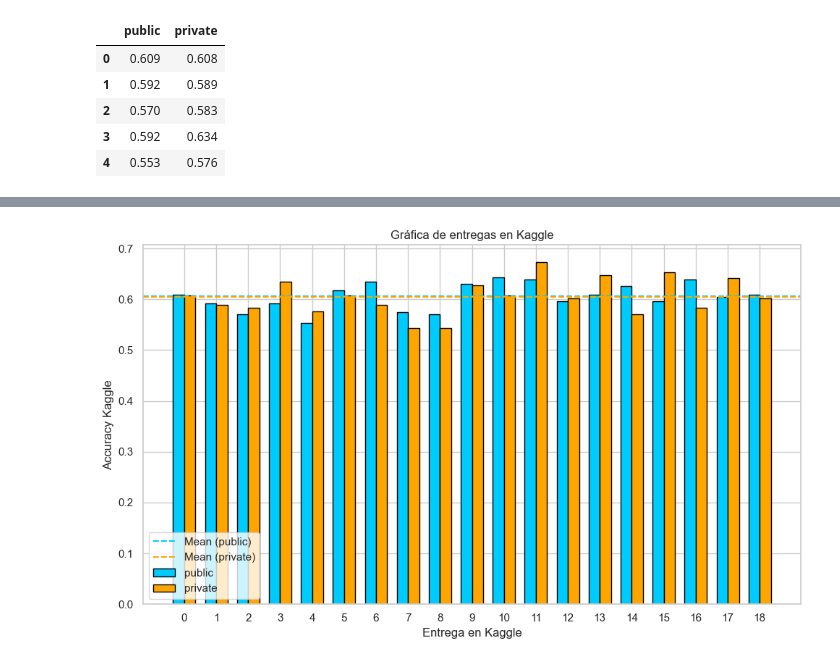
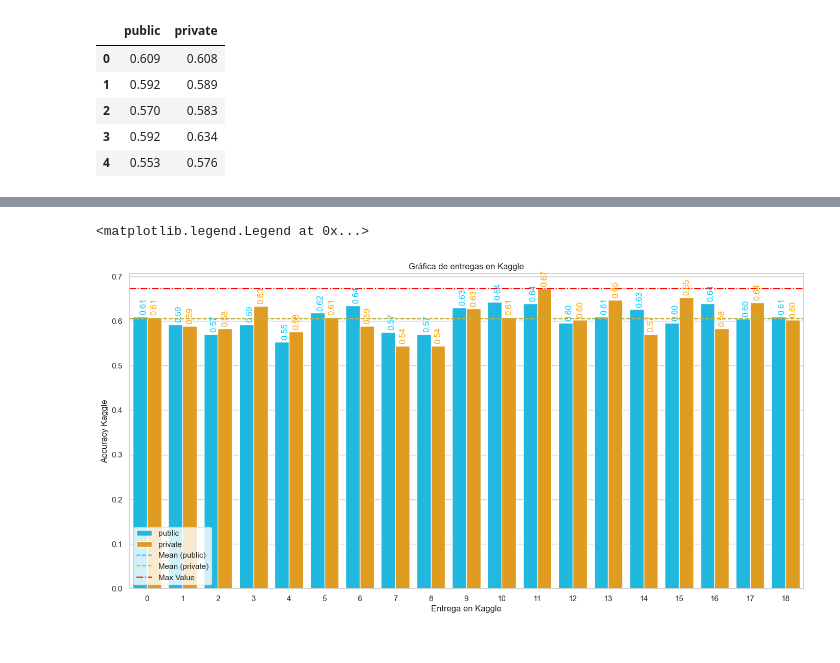
Before and after one commit to DomingoLopez/ClubFansIris, a Jupyter notebook: KNN/knn.ipynb, the cells around one changed output, grey strips where cells are left out. Saved outputs shown, nothing was run; the diff lists cells and outputs as text; code cells hidden in the pictures.

Commit message:
gráfica resultados kaggle

```diff
--- a/KNN/knn.ipynb
+++ b/KNN/knn.ipynb
@@ -1591,35 +1561,44 @@ plt.show()
 # %%
-# Ajusta el ancho de las barras
-bar_width = 0.35
-
 # Ajusta la posición de las barras para que estén una al lado de la otra
-bar_positions_public = np.arange(len(kaggle['public']))
-bar_positions_private = bar_positions_public + bar_width
+bar_positions = np.arange(len(kaggle['public']))
+# Combina los datos de 'public' y 'private' en un solo DataFrame
+combined_data = pd.DataFrame({'X': np.tile(bar_positions, 2),
+                              'Value': np.concatenate([kaggle['public'], kaggle['private']]),
+                              'Category': np.repeat(['public', 'private'], len(kaggle['public']))})
 
 # Crea la figura y los ejes
-plt.figure(figsize=(10, 6))
+plt.figure(figsize=(17, 8))
 
-# Agrega las barras para 'public'
-plt.bar(bar_positions_public, kaggle['public'], width=bar_width, label='public', color='#00cbff', edgecolor='black')
-
-# Agrega las barras para 'private'
-plt.bar(bar_positions_private, kaggle['private'], width=bar_width, label='private', color='orange', edgecolor='black')
+# Barplot combinado
+sns.barplot(x='X', y='Value', hue='Category', data=combined_data, palette=['#00cbff', 'orange'])
 
 # Calcula y agrega las líneas horizontales para las medias
 mean_public = np.mean(kaggle['public'])
 mean_private = np.mean(kaggle['private'])
+max_value = np.max(list(kaggle['public']) + list(kaggle['private']))
+
 plt.axhline(y=mean_public, color='#00cbff', linestyle='--', label='Mean (public)')
 plt.axhline(y=mean_private, color='orange', linestyle='--', label='Mean (private)')
+plt.axhline(y=max_value, color='red', linestyle='-.', label='Max Value')
+
+
+for idx, row in combined_data.iterrows():
+    ha_value = 'right' if row['Category'] == 'public' else 'left'
+    plt.annotate(f'{row["Value"]:.2f}',
+                 xy=(row["X"], row["Value"]),
+                 xytext=(5 if row['Category'] == 'private' else 0, 3),
+                 textcoords="offset points",
+                 ha=ha_value,
+                 va='bottom',
+                 rotation=90,
+                 color='#00cbff' if row["Category"] == 'public' else 'orange')
+
 
 # Configura los ejes y la leyenda
 plt.xlabel('Entrega en Kaggle')
 plt.ylabel('Accuracy Kaggle')
 plt.title('Gráfica de entregas en Kaggle')
-plt.xticks(bar_positions_public + bar_width / 2, np.arange(0, len(kaggle['public'])))
-plt.legend()
-
-# Muestra el gráfico
-plt.tight_layout()
-plt.show()
+plt.legend(loc='lower left')
 # %% [output]
+<matplotlib.legend.Legend at 0x...>
-[figure, old version]
+[figure, new version]
```
Also changed, not shown: parts of 3 cells of this notebook.
